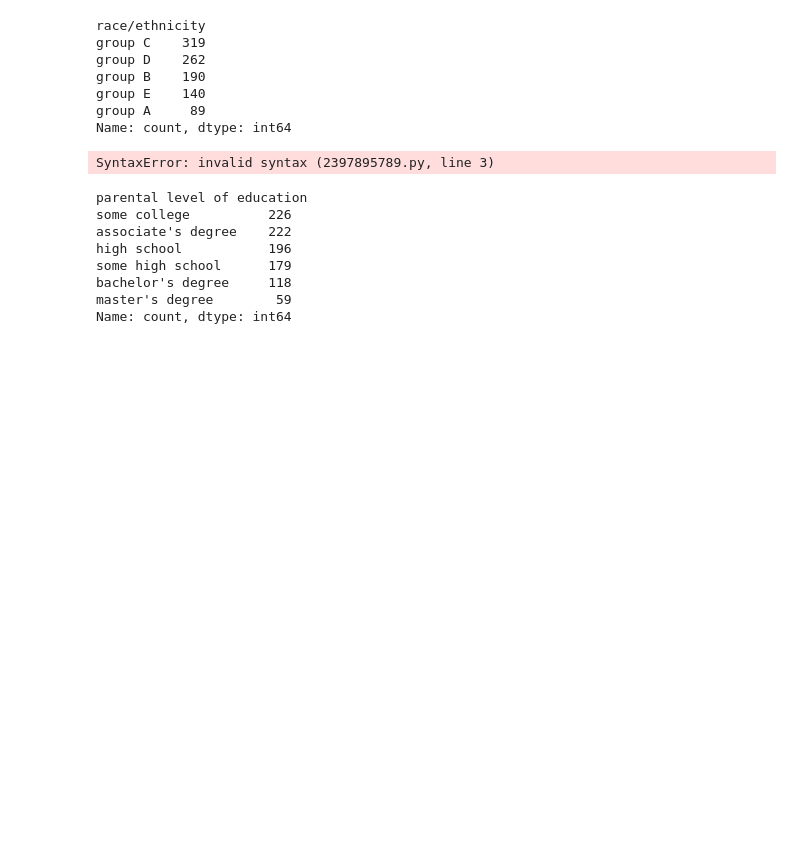
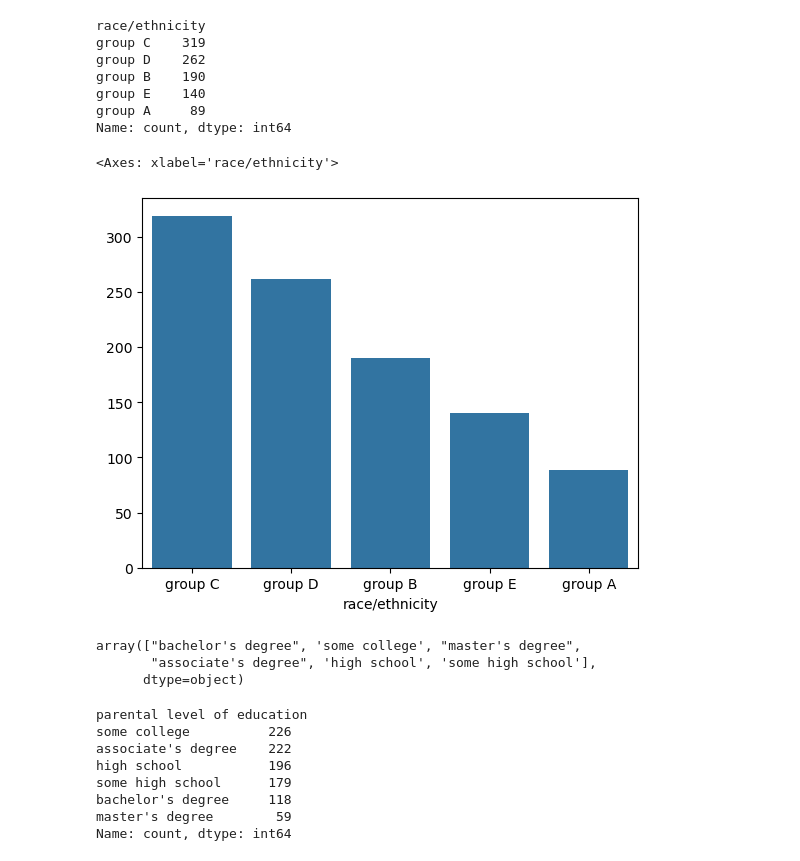
Before and after one commit to AdemCan05/HI-kod-5.Atolye, a Jupyter notebook: 7.Hafta/Students_Performance_Odev.ipynb, the cells around one changed output. Saved outputs shown, nothing was run; the diff lists cells and outputs as text; code cells hidden in the pictures; blank space fills up the shorter version.

```diff
--- a/7.Hafta/Students_Performance_Odev.ipynb
+++ b/7.Hafta/Students_Performance_Odev.ipynb
@@ -52,12 +66,18 @@ Name: count, dtype: int64
 # %%
 #5
 #yukarıda bulduğumuzu görselleştirelim
+sns.barplot(x=df["race/ethnicity"].value_counts().index, y=df["race/ethnicity"].value_counts().values)
+# %% [output]
+<Axes: xlabel='race/ethnicity'>
+[figure, added]
 # %%
 #6
 #parental level of education sütunundaki eşsiz değerleri bulalım
-pip install matplotlib
+df["parental level of education"].unique()
 # %% [output]
-SyntaxError: invalid syntax (2397895789.py, line 3)
+array(["bachelor's degree", 'some college', "master's degree",
+       "associate's degree", 'high school', 'some high school'],
+      dtype=object)
 # %%
 df["parental level of education"].value_counts()
 # %% [output]
```
Also changed, not shown: parts of 10 cells of this notebook.
